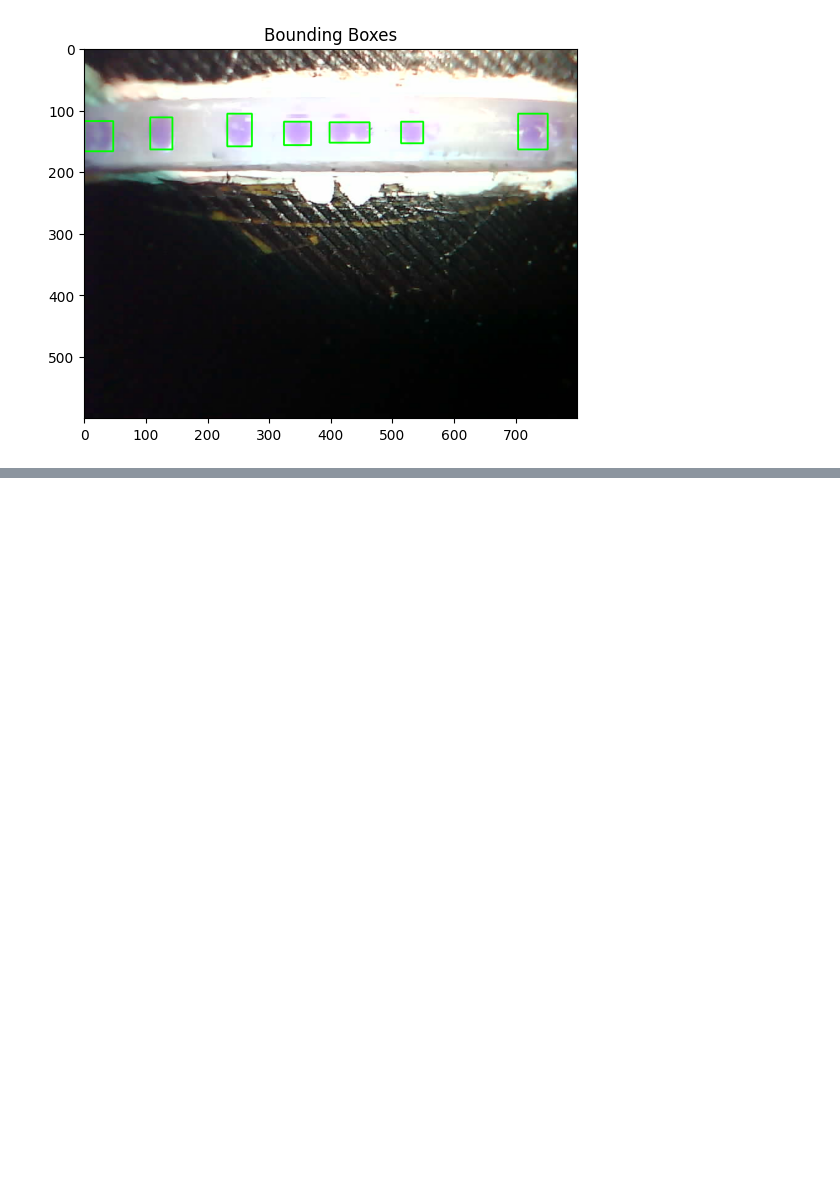
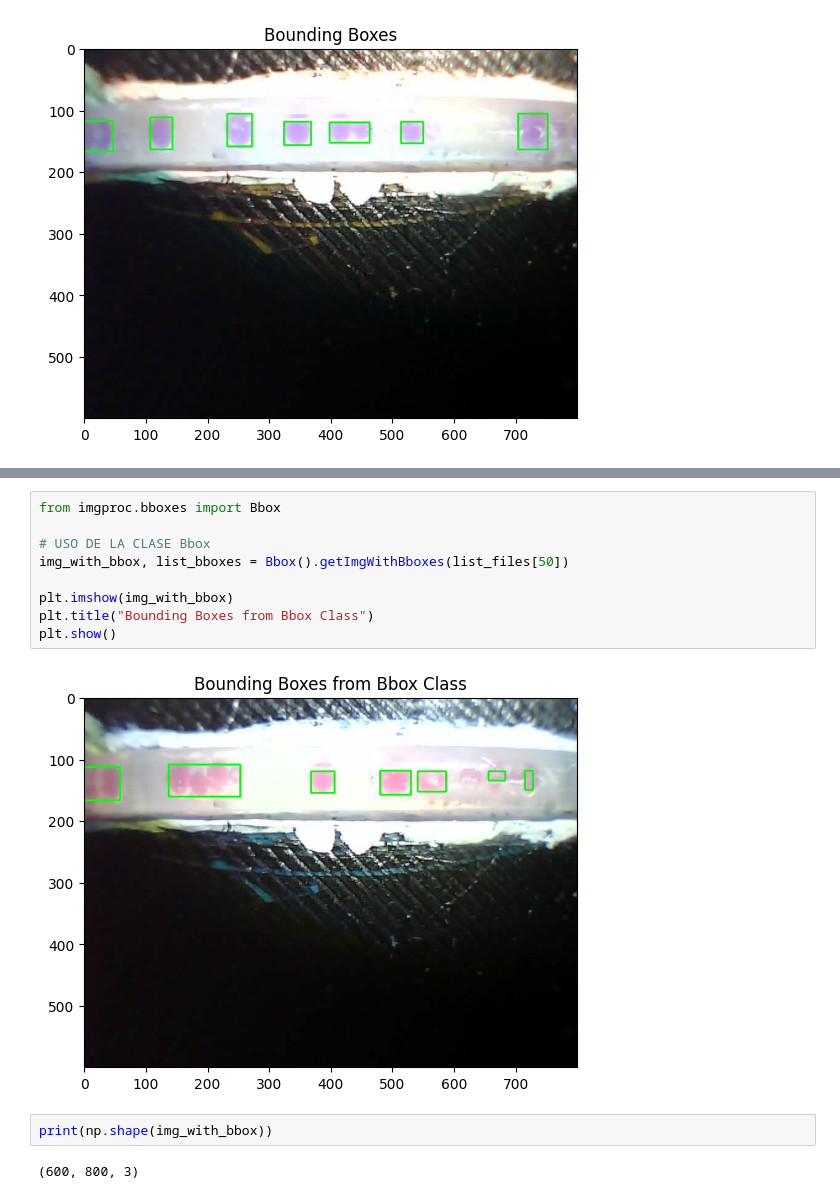
Before and after one commit to lneira19/oildrops, a Jupyter notebook: bbox_democode.ipynb, the cells around one changed output, grey strips where cells are left out. Saved outputs shown, nothing was run; the diff lists cells and outputs as text; blank space fills up the shorter version.

```diff
--- a/hsvtest.ipynb
+++ b/bbox_democode.ipynb
@@ -144,0 +198,15 @@ plt.show()
+# %%
+from imgproc.bboxes import Bbox
+
+# USO DE LA CLASE Bbox
+img_with_bbox, list_bboxes = Bbox().getImgWithBboxes(list_files[50])
+
+plt.imshow(img_with_bbox)
+plt.title("Bounding Boxes from Bbox Class")
+plt.show()
+# %% [output]
+[figure, added]
+# %%
+print(np.shape(img_with_bbox))
+# %% [output]
+(600, 800, 3)
```
Also changed, not shown: parts of 3 cells of this notebook.
